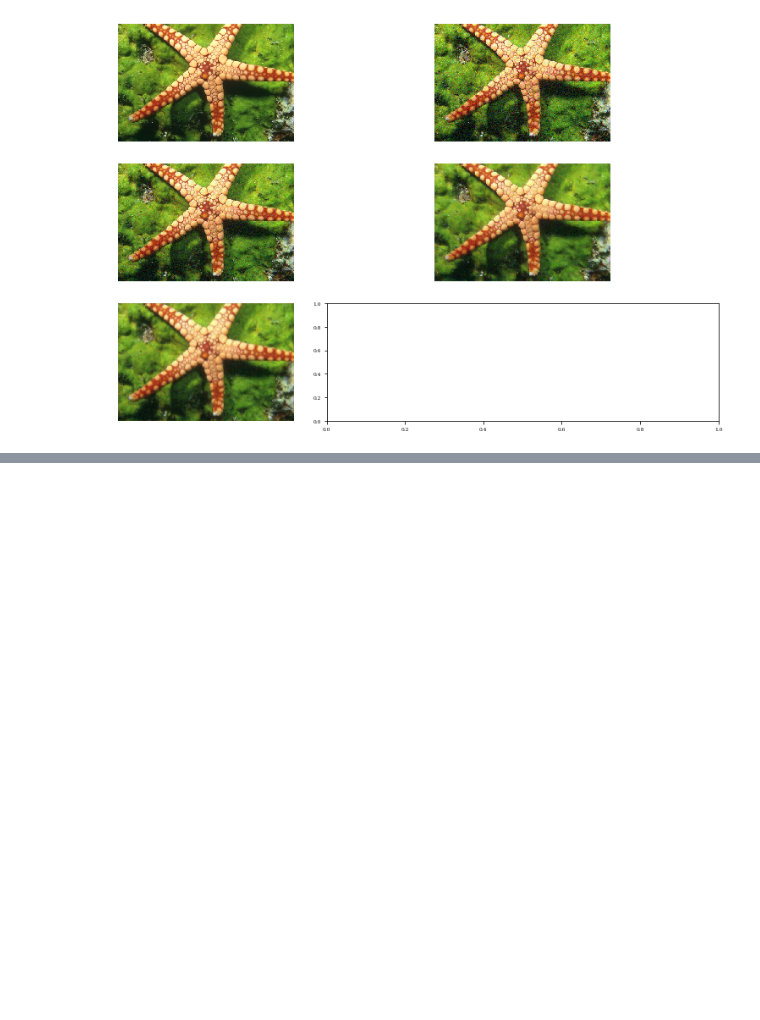
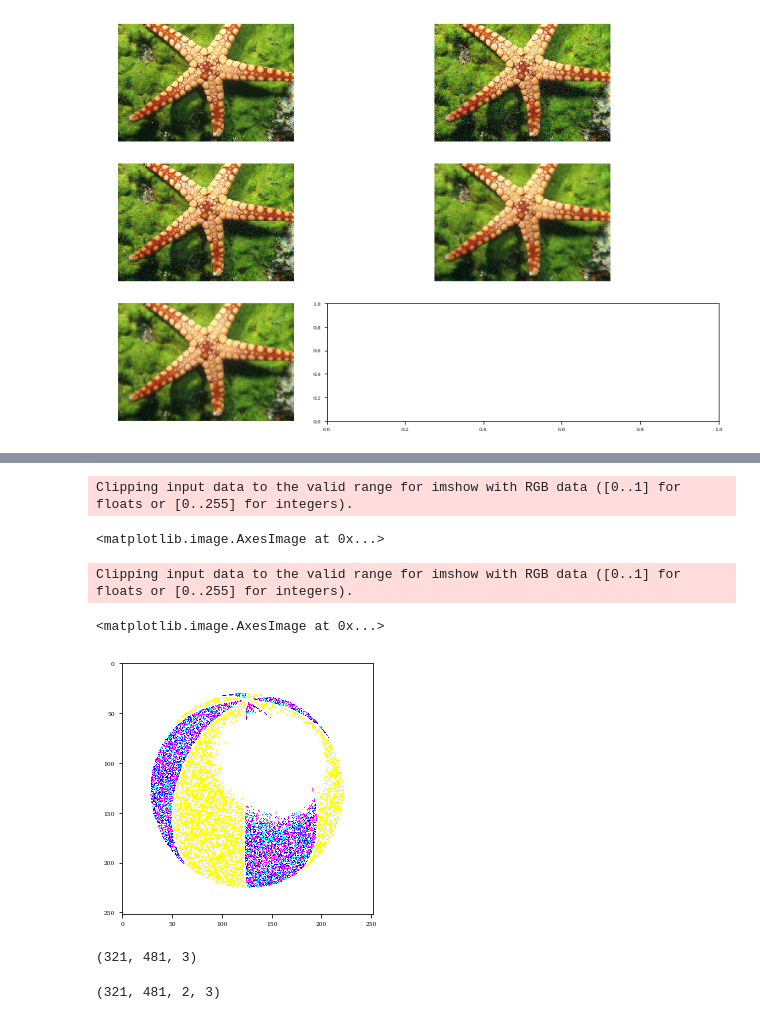
Before and after one commit to JayZhuUCSD/Projb, a Jupyter notebook: projectB.ipynb, the cells around one changed output, grey strips where cells are left out. Drawn from its saved outputs; the diff is of its cells as text; code cells hidden in the pictures; blank space fills up the shorter version.

```diff
--- a/projectB.ipynb
+++ b/projectB.ipynb
@@ -288,0 +492,9 @@ G.gram_resolvent(dX,1).shape
+# %%
+x0 = plt.imread('assets/ball.png')
+sig = 10/255
+v = im.kernel('motion')
+c = im.Convolution(x0.shape, v)
+y = c(x0)
+
+y = x0 + sig * np.random.randn(*x0.shape)
+plt.imshow(y)
@@ -288,0 +504,2 @@ G.gram_resolvent(dX,1).shape
+# %%
+XTGV, eTGV = im.tgv(y, sig, zeta=.1, m=10, return_energy=True)
@@ -288,0 +527,19 @@ G.gram_resolvent(dX,1).shape
+# %%
+plt.imshow(XTGV[0])
+# %% [output]
+Clipping input data to the valid range for imshow with RGB data ([0..1] for floats or [0..255] for integers).
+<matplotlib.image.AxesImage at 0x...>
+# %%
+plt.imshow(XTGV[0])
+# %% [output]
+Clipping input data to the valid range for imshow with RGB data ([0..1] for floats or [0..255] for integers).
+<matplotlib.image.AxesImage at 0x...>
+[figure, added]
+# %%
+gX[0].shape
+# %% [output]
+(321, 481, 3)
+# %%
+gX[1].shape
+# %% [output]
+(321, 481, 2, 3)
```
Also changed, not shown: parts of 42 cells of this notebook.
